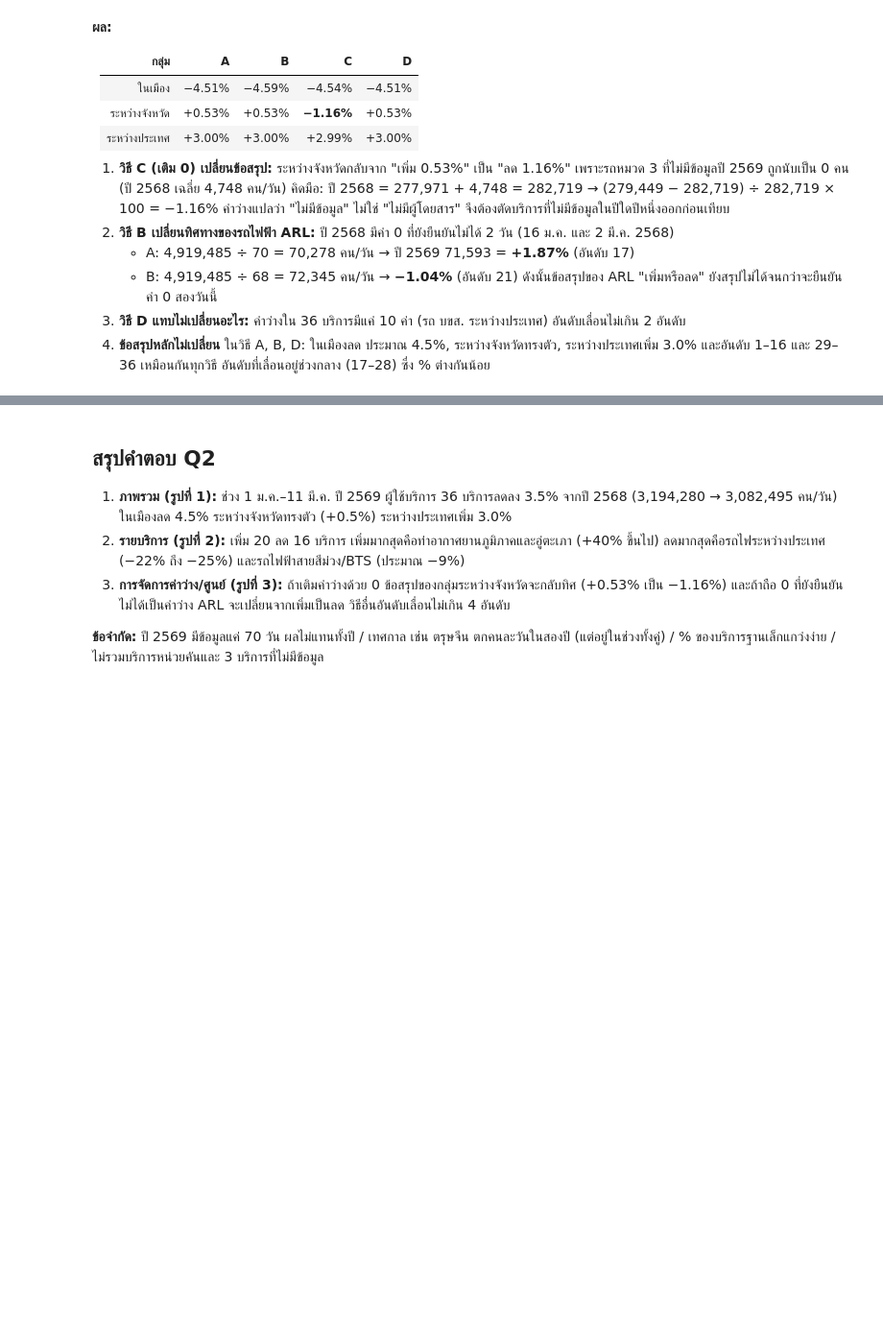
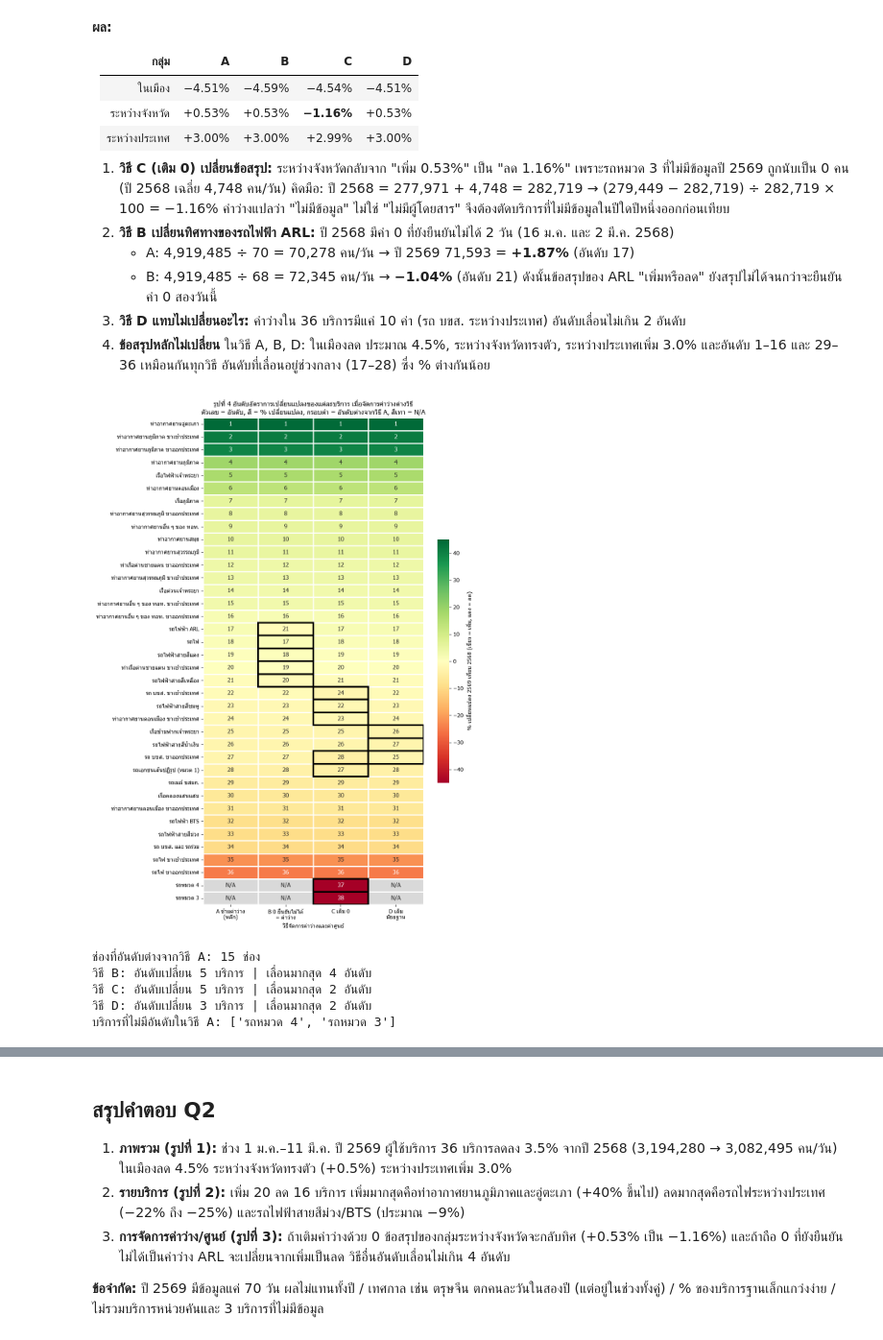
Before and after one commit to teeranai-teer/AIE314-Loading-Brain...-1percent, a Jupyter notebook: notebooks/03_Q2_YoY_Comparison.ipynb, the cells around one changed output, grey strips where cells are left out. Shown at 96% size. Drawn from its saved outputs; the diff is of its cells as text; code cells hidden in the pictures; blank space fills up the shorter version.

Commit message:
Q2: เปลี่ยนรูปที่ 4 เป็น rank heatmap แบบสี (สี = % เปลี่ยนแปลง, กรอบดำ = อันดับต่างจากวิธี A)

```diff
--- a/notebooks/03_Q2_YoY_Comparison.ipynb
+++ b/notebooks/03_Q2_YoY_Comparison.ipynb
@@ -359,3 +359,57 @@ plt.show()
    ดังนั้นข้อสรุปของ ARL "เพิ่มหรือลด" ยังสรุปไม่ได้จนกว่าจะยืนยันค่า 0 สองวันนี้
 3. **วิธี D แทบไม่เปลี่ยนอะไร:** ค่าว่างใน 36 บริการมีแค่ 10 ค่า (รถ บขส. ระหว่างประเทศ) อันดับเลื่อนไม่เกิน 2 อันดับ
 4. **ข้อสรุปหลักไม่เปลี่ยน** ในวิธี A, B, D: ในเมืองลด ประมาณ 4.5%, ระหว่างจังหวัดทรงตัว, ระหว่างประเทศเพิ่ม 3.0% และอันดับ 1–16 และ 29–36 เหมือนกันทุกวิธี อันดับที่เลื่อนอยู่ช่วงกลาง (17–28) ซึ่ง % ต่างกันน้อย
+# %%
+# ===== รูปที่ 4 Rank Comparison Heatmap: บริการ × วิธีจัดการค่าว่าง (AIE314 บทที่ 7 หน้า 23–26) =====
+# ใช้ rank_tab และ pct_tab จากเซลล์ก่อนหน้า (แถว = บริการ, คอลัมน์ = วิธี A–D)
+# ตัวเลขในช่อง = อันดับ, สีในช่อง = % เปลี่ยนแปลง (เขียว = เพิ่ม, แดง = ลด)
+# กรอบดำหนา = อันดับต่างจากวิธี A, สีเทา = คำนวณไม่ได้ (N/A)
+order = rank_tab[["A", "B", "C", "D"]].sort_values(["A", "C"]).index   # เรียงตามอันดับวิธี A, N/A อยู่ท้าย
+rank_sorted = rank_tab.loc[order, ["A", "B", "C", "D"]]
+pct_sorted = pct_tab.loc[order, ["A", "B", "C", "D"]]
+
+# ข้อความในช่อง: อันดับจริง ช่องที่ไม่มีอันดับแสดง "N/A" ไม่แทนด้วย 0
+labels = rank_sorted.copy().astype(object)
+for m in ["A", "B", "C", "D"]:
+    labels[m] = rank_sorted[m].map(lambda v: "N/A" if pd.isna(v) else str(int(v)))
+
+col_names = ["A ข้ามค่าว่าง\n(หลัก)", "B 0 ยืนยันไม่ได้\n= ค่าว่าง", "C เติม 0", "D เติม\nมัธยฐาน"]
+plt.figure(figsize= (9, 16))
+# ชั้นที่ 1: ระบายสีตาม % เปลี่ยนแปลง ค่าเกิน ±45% ใช้สีเข้มสุด (เช่น −100% ของวิธี C)
+ax = sns.heatmap(pct_sorted, cmap= "RdYlGn", center= 0, vmin= -45, vmax= 45,
+                 annot= labels, fmt= "", annot_kws= {"size": 11},
+                 linewidths= 0.8, linecolor= "white",
+                 cbar_kws= {"label": "% เปลี่ยนแปลง 2569 เทียบ 2568 (เขียว = เพิ่ม, แดง = ลด)", "shrink": 0.5})
+# ชั้นที่ 2: ช่องที่คำนวณไม่ได้ ระบายสีเทา
+sns.heatmap(pct_sorted.isna().astype(float), mask= pct_sorted.notna(), cmap= "Greys", vmin= 0, vmax= 4,
+            annot= labels, fmt= "", annot_kws= {"size": 11}, cbar= False,
+            linewidths= 0.8, linecolor= "white", ax= ax)
+# ชั้นที่ 3: ตีกรอบดำหนาให้ช่องที่อันดับต่างจากวิธี A
+n_box = 0
+for i, svc in enumerate(order):
+    for j, m in enumerate(["B", "C", "D"], start= 1):
+        a, b = rank_sorted.loc[svc, "A"], rank_sorted.loc[svc, m]
+        if pd.notna(b) and (pd.isna(a) or a != b):
+            ax.add_patch(plt.Rectangle((j, i), 1, 1, fill= False, edgecolor= "black", linewidth= 3))
+            n_box += 1
+
+ax.set_xticklabels(col_names, rotation= 0)
+plt.title("รูปที่ 4 อันดับอัตราการเปลี่ยนแปลงของแต่ละบริการ เมื่อจัดการค่าว่างต่างวิธี\n"
+          "ตัวเลข = อันดับ, สี = % เปลี่ยนแปลง, กรอบดำ = อันดับต่างจากวิธี A, สีเทา = N/A")
+plt.xlabel("วิธีจัดการค่าว่างและค่าศูนย์"); plt.ylabel("")
+plt.savefig(FIG_DIR / "q2_fig4_rank_heatmap.png", dpi= 150, bbox_inches= "tight")
+plt.show()
+
+# ตรวจผล: จำนวนช่องที่มีกรอบ และจำนวนบริการที่อันดับเปลี่ยนในแต่ละวิธี
+print("ช่องที่อันดับต่างจากวิธี A:", n_box, "ช่อง")
+for m in ["B", "C", "D"]:
+    d = (rank_sorted[m] - rank_sorted["A"]).abs()
+    print(f"วิธี {m}: อันดับเปลี่ยน {(d > 0).sum()} บริการ | เลื่อนมากสุด {d.max():.0f} อันดับ")
+print("บริการที่ไม่มีอันดับในวิธี A:", rank_sorted[rank_sorted["A"].isna()].index.tolist())
+# %% [output]
+[figure, added]
+ช่องที่อันดับต่างจากวิธี A: 15 ช่อง
+วิธี B: อันดับเปลี่ยน 5 บริการ | เลื่อนมากสุด 4 อันดับ
+วิธี C: อันดับเปลี่ยน 5 บริการ | เลื่อนมากสุด 2 อันดับ
+วิธี D: อันดับเปลี่ยน 3 บริการ | เลื่อนมากสุด 2 อันดับ
+บริการที่ไม่มีอันดับในวิธี A: ['รถหมวด 4', 'รถหมวด 3']
```
Also changed, not shown: parts of 1 cell of this notebook, 1 other file.
